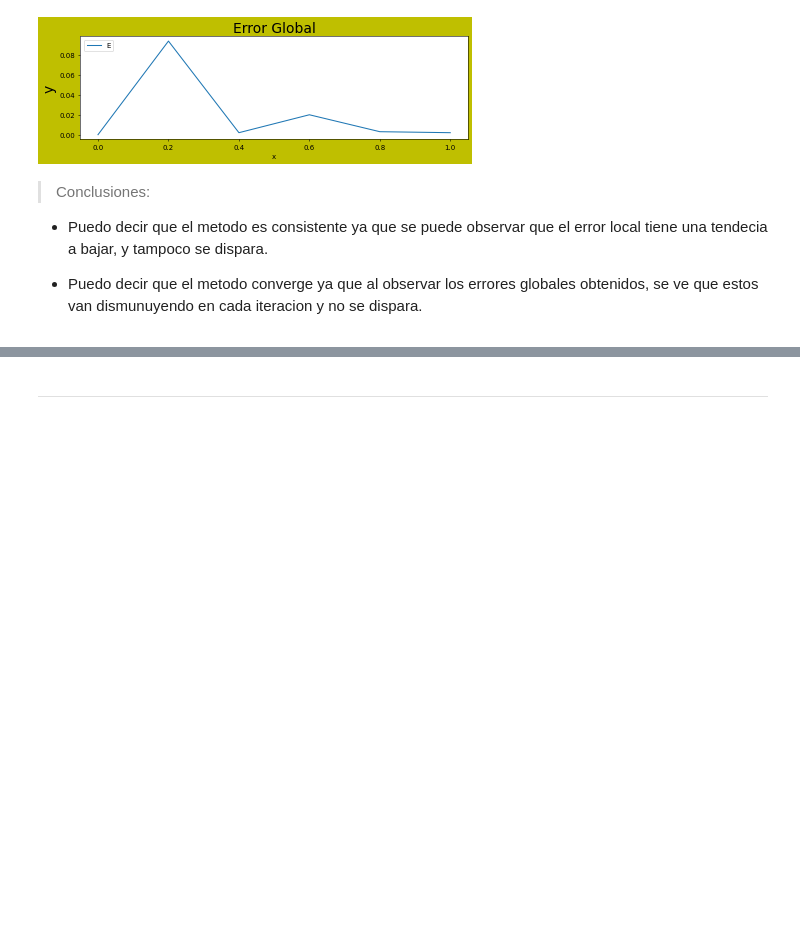
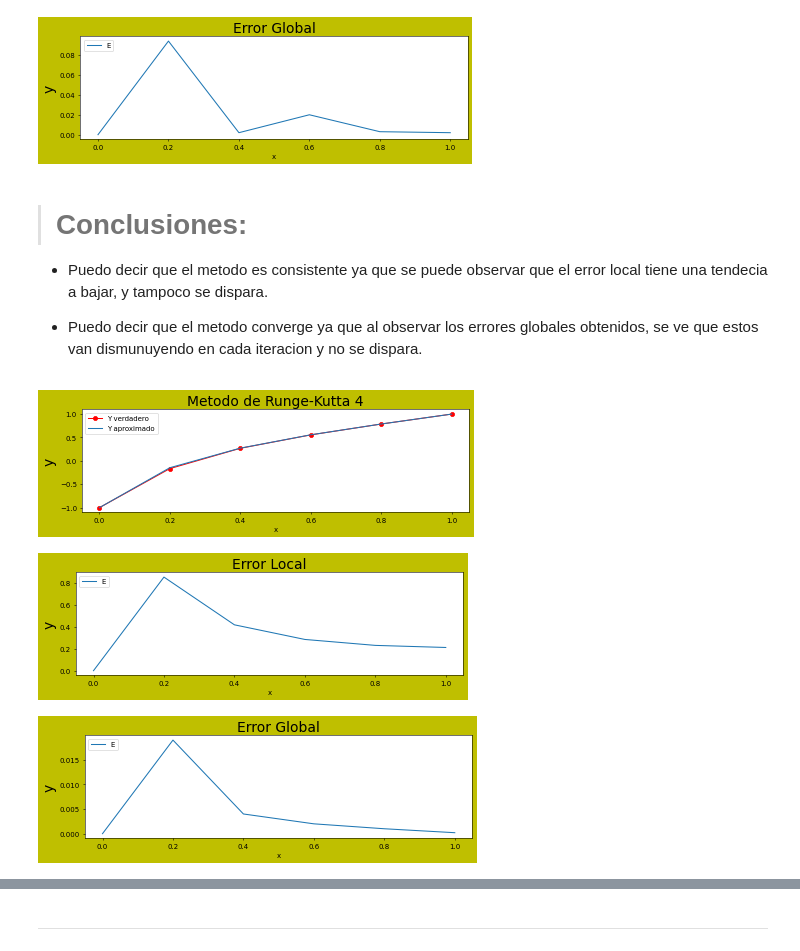
Before and after one commit to Leonel-H29/Facultad, a Jupyter notebook: TP1/TP1.ipynb, the cells around one changed output, grey strips where cells are left out. Cells and saved outputs as stored; diff of their text form; code cells hidden in the pictures; blank space fills up the shorter version.

```diff
--- a/TP1/TP1.ipynb
+++ b/TP1/TP1.ipynb
@@ -254,9 +254,63 @@ plt.show()
 [figure]
 [figure]
 # %% [markdown]
-> Conclusiones:
+> # Conclusiones:
 
 
 *   Puedo decir que el metodo es consistente ya que se puede observar que el error local tiene una tendecia a bajar, y tampoco se dispara.
 
 *   Puedo decir que el metodo converge ya que al observar los errores globales obtenidos, se ve que estos van dismunuyendo en cada iteracion y no se dispara.
+# %%
+import numpy as np
+import matplotlib.pyplot as plt
+
+
+#Ejercicio b)
+
+y_real=[-1,-0.167874,0.26466472,0.55021293,0.78168436,0.99326205]
+y_aproximado=[-1,-0.149,0.268,0.552,0.782,0.993]
+
+error_local = [0,0.851, 0.417, 0.284,0.230,0.211]
+error_global = [0,0.019, 0.004, 0.002, 0.001, 0.0002]
+x = np.linspace(0,1,6)
+
+#===================================Grafico los valores aproximados
+plt.figure(1, (10,6), 50, 'y', 'g')
+
+plt.subplot(2,1,1)
+#plt.plot(x,y_real, x,y_aproximado)
+plt.plot(x,y_real, marker="o", color="red")
+plt.plot(x,y_aproximado)
+
+plt.title("Metodo de Runge-Kutta 4", fontsize=20)
+plt.legend(('Y verdadero','Y aproximado'), loc='upper left')
+plt.xlabel('x')
+plt.ylabel('y', fontsize=20)
+
+
+#===================================Grafico los errores
+plt.figure(2, (10,6), 50, 'y', 'g')
+
+plt.subplot(2,1,2)
+plt.plot(x,error_local)
+
+plt.title("Error Local", fontsize=20)
+plt.legend(('Error Local'), loc='upper left')
+plt.xlabel('x')
+plt.ylabel('y', fontsize=20)
+
+plt.figure(3, (10,6), 50, 'y', 'g')
+plt.subplot(2,1,2)
+plt.plot(x,error_global)
+
+plt.title("Error Global", fontsize=20)
+plt.legend(('Error Global'), loc='upper left')
+plt.xlabel('x')
+plt.ylabel('y', fontsize=20)
+
+
+plt.show()
+# %% [output]
+[figure, added]
+[figure, added]
+[figure, added]
```
Also changed, not shown: parts of 11 cells of this notebook.
